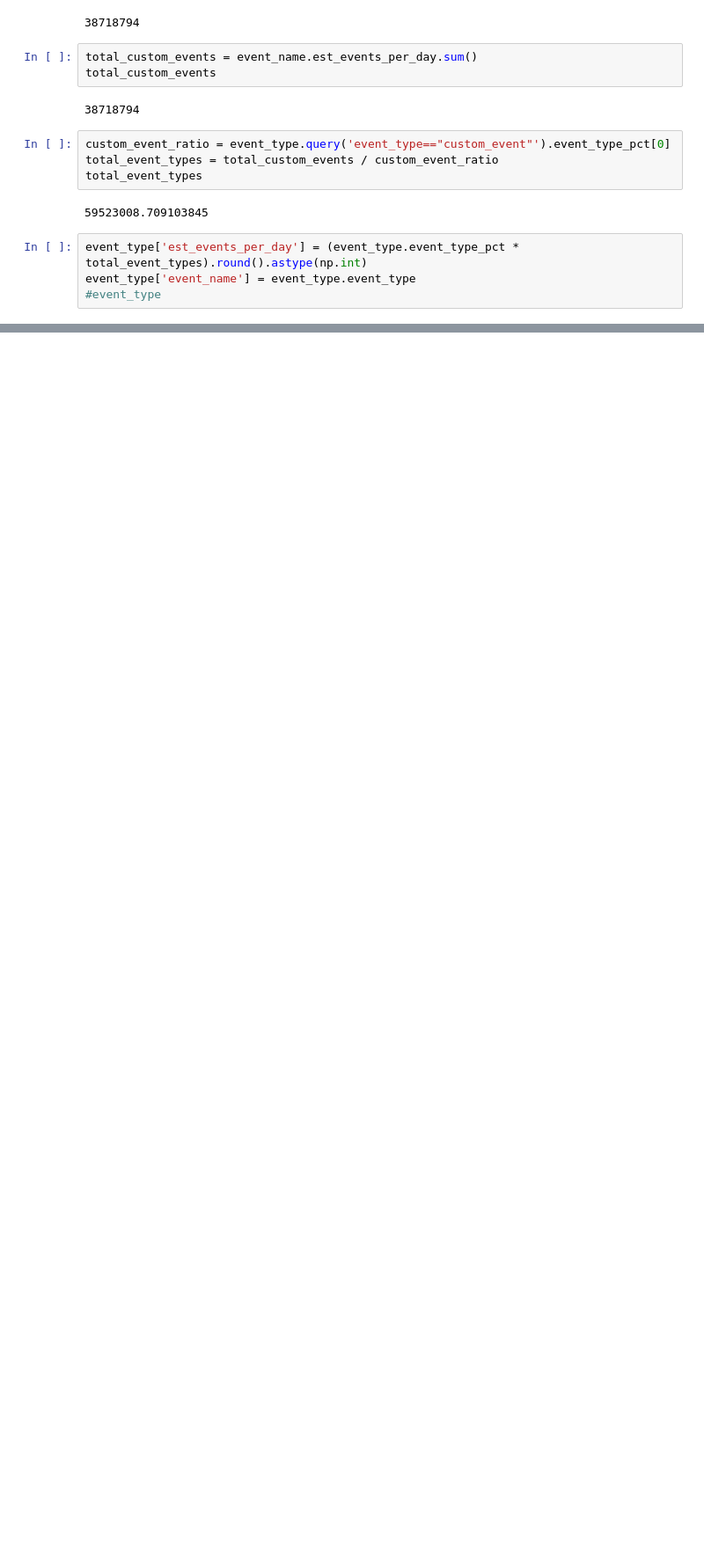
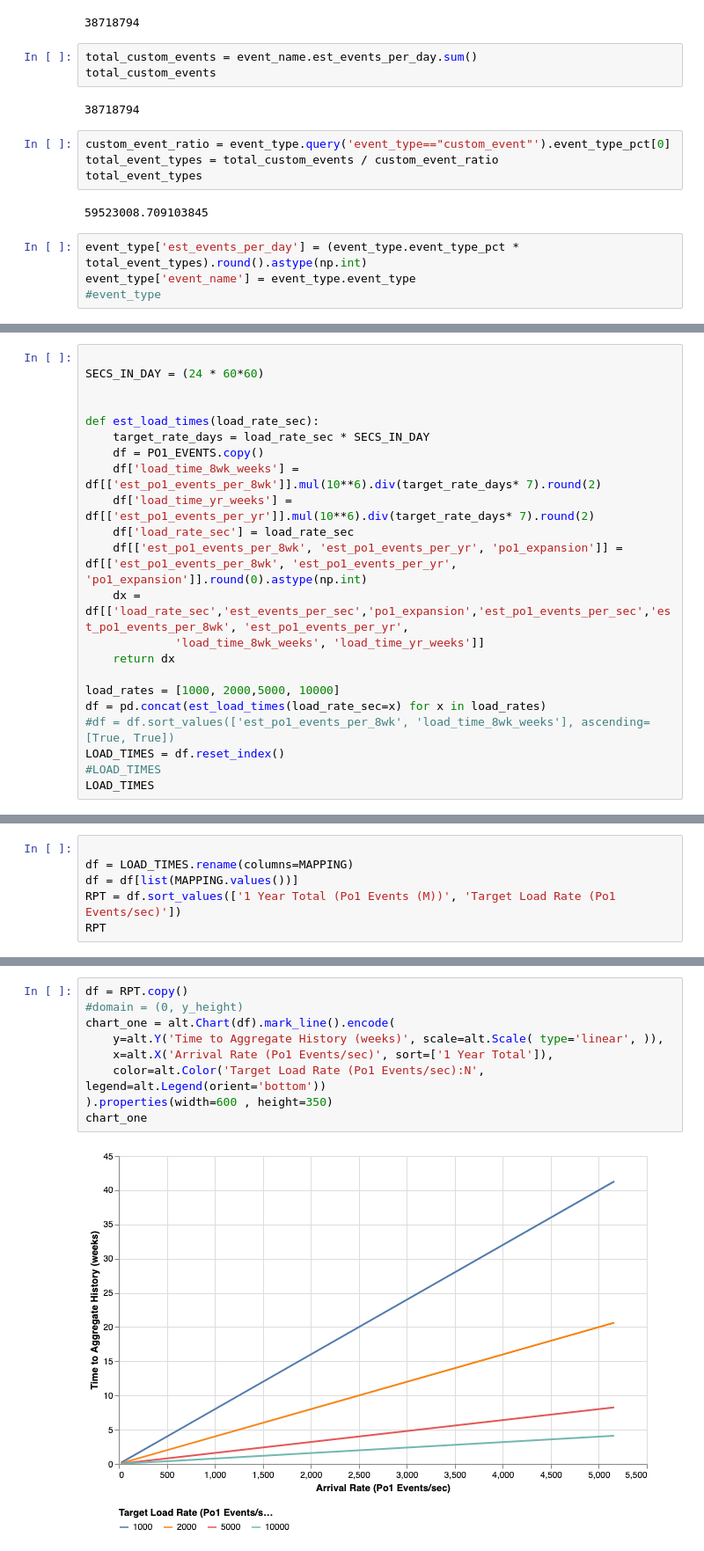
Before and after one commit to wmcabee-cs/nbc_analysis, a Jupyter notebook: notebooks/presentations/throughput.ipynb, the cells around one changed output, grey strips where cells are left out. Shown at 88% size. Drawn from its saved outputs; the diff is of its cells as text; blank space fills up the shorter version.

```diff
--- a/notebooks/presentations/throughput.ipynb
+++ b/notebooks/presentations/throughput.ipynb
@@ -423,0 +288,22 @@ Days to load N weeks history, assuming arrival rate of 500K
+# %%
+
+SECS_IN_DAY = (24 * 60*60)
+
+
+def est_load_times(load_rate_sec):
+    target_rate_days = load_rate_sec * SECS_IN_DAY
+    df = PO1_EVENTS.copy()
+    df['load_time_8wk_weeks'] = df[['est_po1_events_per_8wk']].mul(10**6).div(target_rate_days* 7).round(2)
+    df['load_time_yr_weeks'] = df[['est_po1_events_per_yr']].mul(10**6).div(target_rate_days* 7).round(2)
+    df['load_rate_sec'] = load_rate_sec
+    df[['est_po1_events_per_8wk', 'est_po1_events_per_yr', 'po1_expansion']] = df[['est_po1_events_per_8wk', 'est_po1_events_per_yr', 'po1_expansion']].round(0).astype(np.int)
+    dx = df[['load_rate_sec','est_events_per_sec','po1_expansion','est_po1_events_per_sec','est_po1_events_per_8wk', 'est_po1_events_per_yr',
+             'load_time_8wk_weeks', 'load_time_yr_weeks']]
+    return dx
+
+load_rates = [1000, 2000,5000, 10000]
+df = pd.concat(est_load_times(load_rate_sec=x) for x in load_rates)
+#df = df.sort_values(['est_po1_events_per_8wk', 'load_time_8wk_weeks'], ascending=[True, True])
+LOAD_TIMES = df.reset_index()
+#LOAD_TIMES
+LOAD_TIMES
@@ -423,0 +328,6 @@ Days to load N weeks history, assuming arrival rate of 500K
+# %%
+
+df = LOAD_TIMES.rename(columns=MAPPING)
+df = df[list(MAPPING.values())]
+RPT = df.sort_values(['1 Year Total (Po1 Events (M))', 'Target Load Rate (Po1 Events/sec)'])
+RPT
@@ -423,0 +352,11 @@ Days to load N weeks history, assuming arrival rate of 500K
+# %%
+df = RPT.copy()
+#domain = (0, y_height)
+chart_one = alt.Chart(df).mark_line().encode(
+    y=alt.Y('Time to Aggregate History (weeks)', scale=alt.Scale( type='linear', )),
+    x=alt.X('Arrival Rate (Po1 Events/sec)', sort=['1 Year Total']),
+    color=alt.Color('Target Load Rate (Po1 Events/sec):N', legend=alt.Legend(orient='bottom'))
+).properties(width=600 , height=350)
+chart_one
+# %% [output]
+[figure, added]
```
Also changed, not shown: parts of 23 cells of this notebook, 1 other file.
